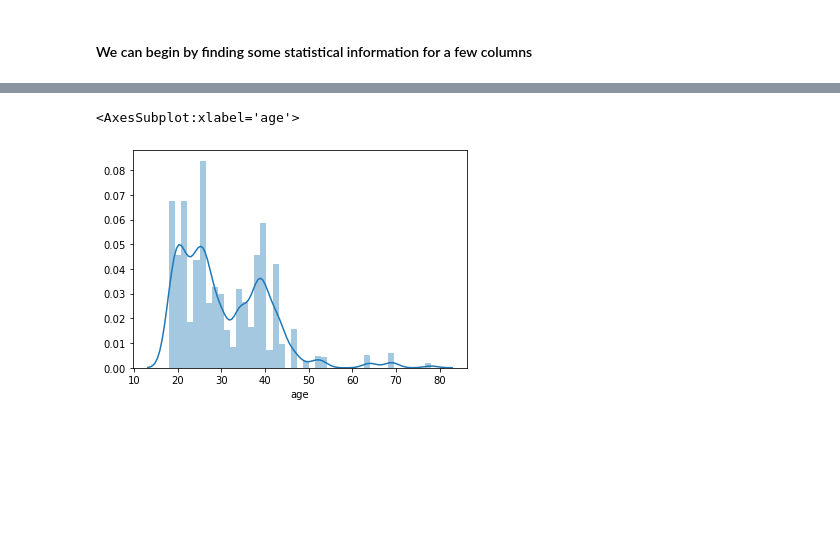
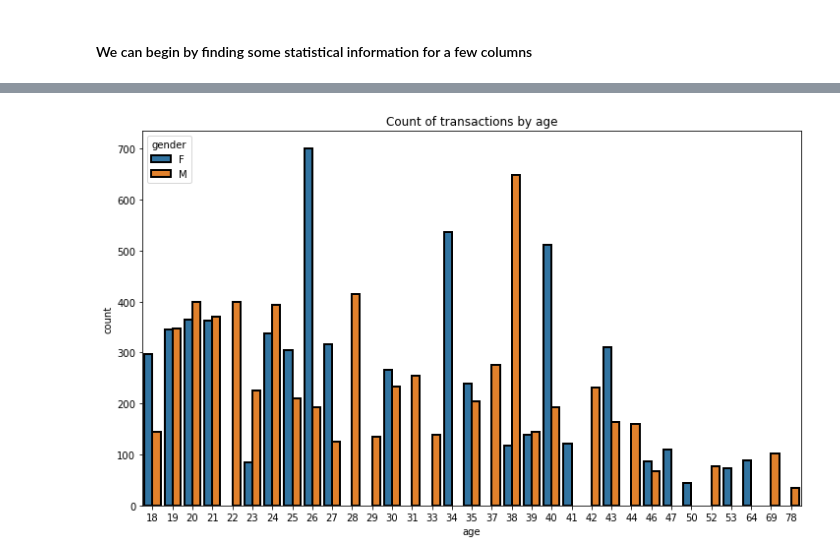
Before and after one commit to reallybadchess/Practice, a Jupyter notebook: ANZ_data_Forager/txn_dataset.ipynb, the cells around one changed output, grey strips where cells are left out. Saved outputs shown, nothing was run; the diff lists cells and outputs as text; code cells hidden in the pictures; blank space fills up the shorter version.

```diff
--- a/ANZ_data_Forager/txn_dataset.ipynb
+++ b/ANZ_data_Forager/txn_dataset.ipynb
@@ -630,6 +658,10 @@ KeyError: 'day'
-# %%
-sns.distplot(df1['age'])
-# %% [output]
-<AxesSubplot:xlabel='age'>
-[figure, removed]
+# %%
+# Count of transactions by age and gender
+
+plt.figure(figsize=(12, 7))
+sns.countplot(df['age'],hue=df['gender'], edgecolor='black',linewidth=2)  #double bar graph for age of investments with hue as gender.
+plt.title("Count of transactions by age")
+plt.show()
+# %% [output]
+[figure, added]
 # %%
```
Also changed, not shown: parts of 12 cells of this notebook, 4 other files.
